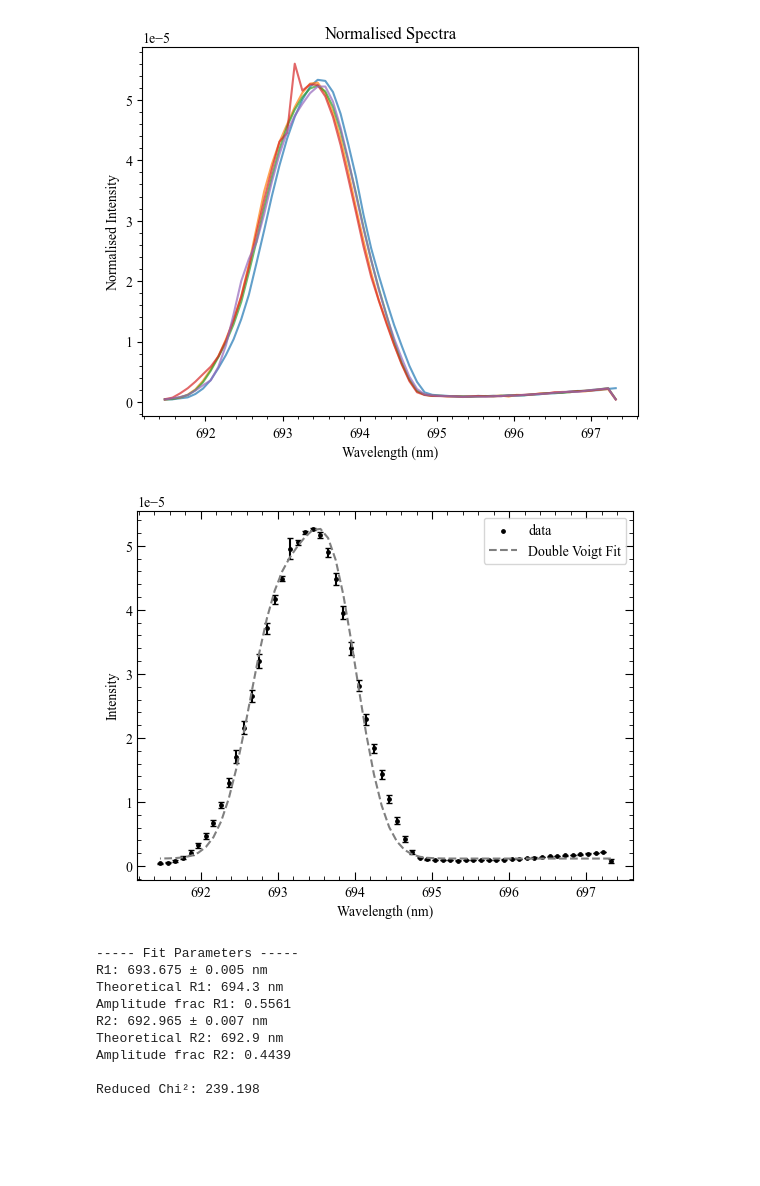
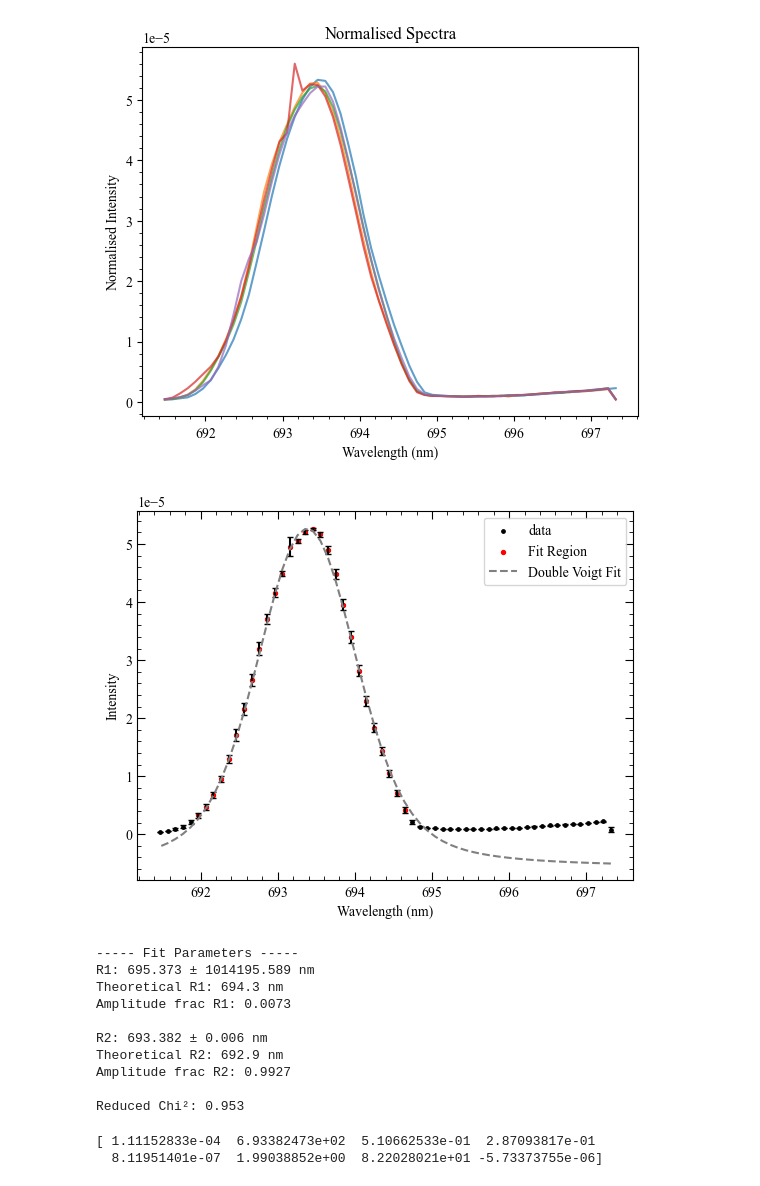
Before and after one commit to Sebastian426/Advanced-Lab-Code, a Jupyter notebook: Intensity_Runs_120K/120K_graph_PS.ipynb, the cells around one changed output. Drawn from its saved outputs; the diff is of its cells as text; code cells hidden in the pictures; blank space fills up the shorter version.

```diff
--- a/Intensity_Runs_120K/120K_graph_PS.ipynb
+++ b/Intensity_Runs_120K/120K_graph_PS.ipynb
@@ -21,20 +21,27 @@ start_index = [9795]
 # %%
 popt, cov, rchi2 = IE.analyse_ruby_spectrum(
     file=file,
     sheet_name=sheets[0],
     columns=cols[0],
-    start_index=start_index
+    start_index=start_index,
+    mask_fraction = 0.05
 )
 # %% [output]
 [figure]
 [figure]
-[figure, old version]
+[figure, new version]
 ----- Fit Parameters -----
-R1: 693.675 ± 0.005 nm
+R1: 695.373 ± 1014195.589 nm
 Theoretical R1: 694.3 nm
-Amplitude frac R1: 0.5561
-R2: 692.965 ± 0.007 nm
+Amplitude frac R1: 0.0073
+
+R2: 693.382 ± 0.006 nm
 Theoretical R2: 692.9 nm
-Amplitude frac R2: 0.4439
+Amplitude frac R2: 0.9927
 
-Reduced Chi²: 239.198
+Reduced Chi²: 0.953
+# %%
+print(popt)
+# %% [output]
+[ 1.11152833e-04  6.93382473e+02  5.10662533e-01  2.87093817e-01
+  8.11951401e-07  1.99038852e+00  8.22028021e+01 -5.73373755e-06]
```
Also changed, not shown: parts of 1 cell of this notebook, 9 other files.
